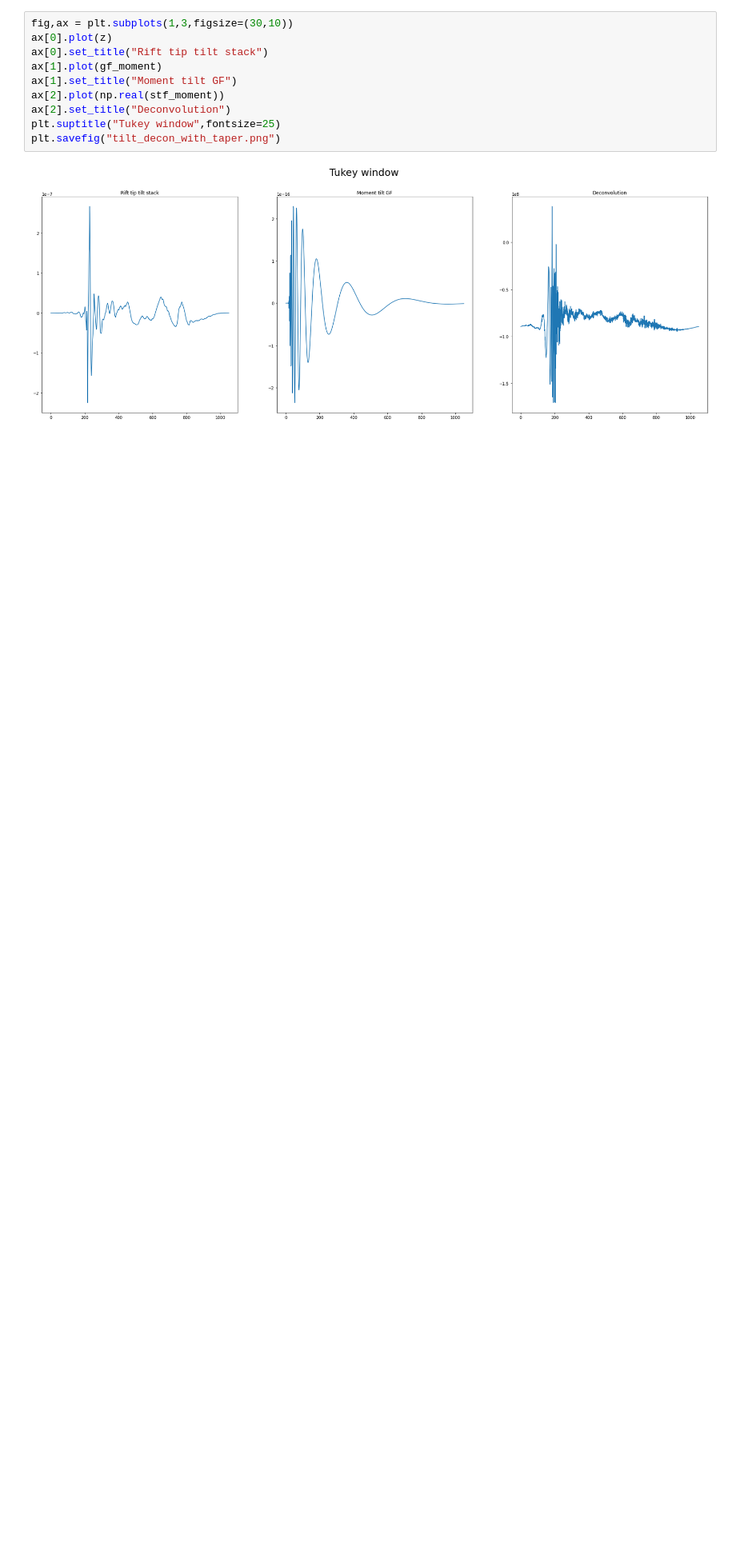
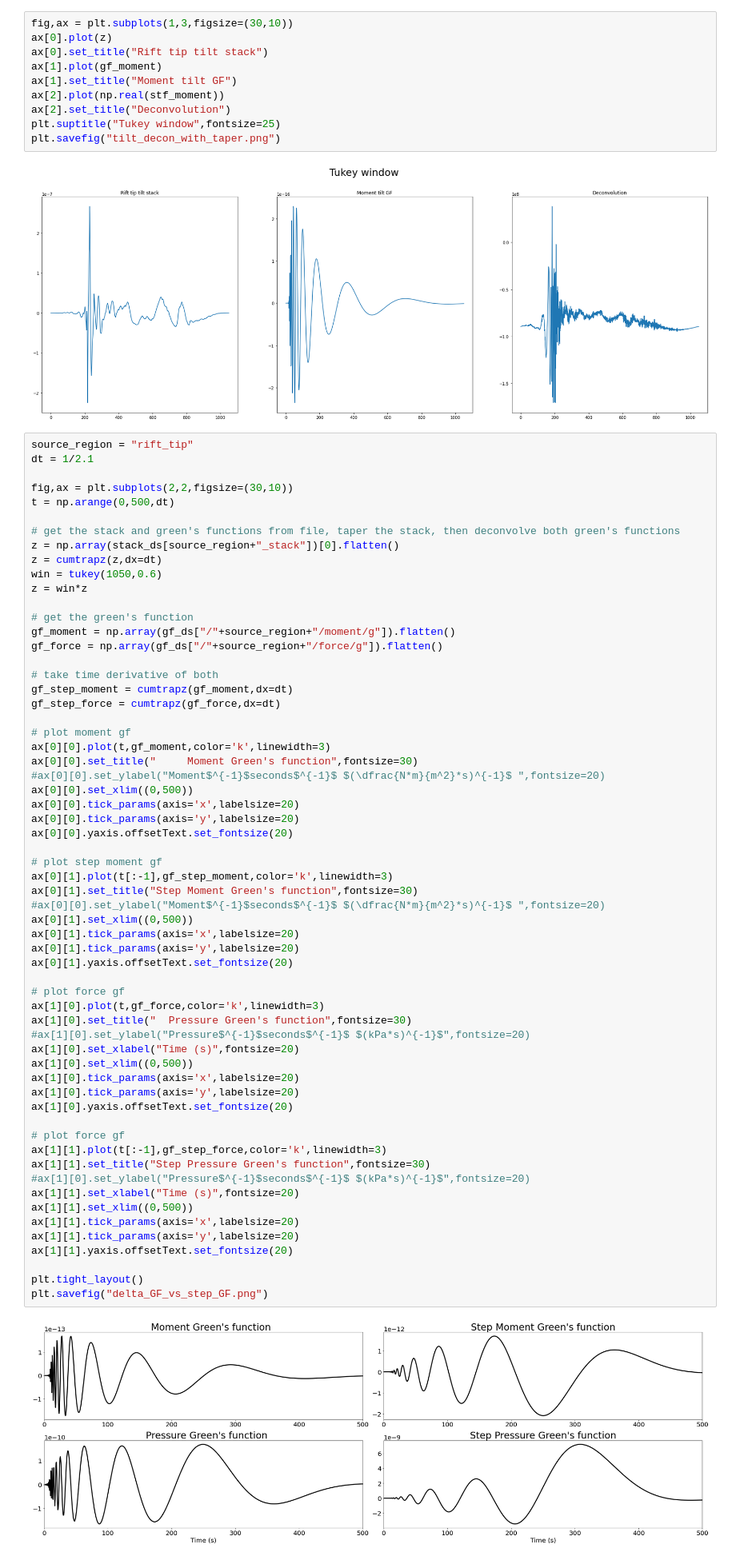
Before and after one commit to stepholinger/rift_detection_location, a Jupyter notebook: decon-demo.ipynb, the cells around one changed output. Shown at 80% size. Saved outputs shown, nothing was run; the diff lists cells and outputs as text; blank space fills up the shorter version.

Commit message:
step source in time Green's function testing

```diff
--- a/decon-demo.ipynb
+++ b/decon-demo.ipynb
@@ -323,3 +255,66 @@ plt.suptitle("Tukey window",fontsize=25)
 plt.savefig("tilt_decon_with_taper.png")
 # %% [output]
 [figure]
+# %%
+source_region = "rift_tip"
+dt = 1/2.1
+
+fig,ax = plt.subplots(2,2,figsize=(30,10))
+t = np.arange(0,500,dt)
+
+# get the stack and green's functions from file, taper the stack, then deconvolve both green's functions
+z = np.array(stack_ds[source_region+"_stack"])[0].flatten()
+z = cumtrapz(z,dx=dt)
+win = tukey(1050,0.6)
+z = win*z
+
+# get the green's function
+gf_moment = np.array(gf_ds["/"+source_region+"/moment/g"]).flatten()
+gf_force = np.array(gf_ds["/"+source_region+"/force/g"]).flatten()
+
+# take time derivative of both
+gf_step_moment = cumtrapz(gf_moment,dx=dt)
+gf_step_force = cumtrapz(gf_force,dx=dt)
+
+# plot moment gf
+ax[0][0].plot(t,gf_moment,color='k',linewidth=3)
+ax[0][0].set_title("     Moment Green's function",fontsize=30)
+#ax[0][0].set_ylabel("Moment$^{-1}$seconds$^{-1}$ $(\dfrac{N*m}{m^2}*s)^{-1}$ ",fontsize=20)
+ax[0][0].set_xlim((0,500))
+ax[0][0].tick_params(axis='x',labelsize=20)
+ax[0][0].tick_params(axis='y',labelsize=20)
+ax[0][0].yaxis.offsetText.set_fontsize(20)
+
+# plot step moment gf
+ax[0][1].plot(t[:-1],gf_step_moment,color='k',linewidth=3)
+ax[0][1].set_title("Step Moment Green's function",fontsize=30)
+#ax[0][0].set_ylabel("Moment$^{-1}$seconds$^{-1}$ $(\dfrac{N*m}{m^2}*s)^{-1}$ ",fontsize=20)
+ax[0][1].set_xlim((0,500))
+ax[0][1].tick_params(axis='x',labelsize=20)
+ax[0][1].tick_params(axis='y',labelsize=20)
+ax[0][1].yaxis.offsetText.set_fontsize(20)
+
+# plot force gf
+ax[1][0].plot(t,gf_force,color='k',linewidth=3)
+ax[1][0].set_title("  Pressure Green's function",fontsize=30)
+#ax[1][0].set_ylabel("Pressure$^{-1}$seconds$^{-1}$ $(kPa*s)^{-1}$",fontsize=20)
+ax[1][0].set_xlabel("Time (s)",fontsize=20)
+ax[1][0].set_xlim((0,500))
+ax[1][0].tick_params(axis='x',labelsize=20)
+ax[1][0].tick_params(axis='y',labelsize=20)
+ax[1][0].yaxis.offsetText.set_fontsize(20)
+
+# plot force gf
+ax[1][1].plot(t[:-1],gf_step_force,color='k',linewidth=3)
+ax[1][1].set_title("Step Pressure Green's function",fontsize=30)
+#ax[1][0].set_ylabel("Pressure$^{-1}$seconds$^{-1}$ $(kPa*s)^{-1}$",fontsize=20)
+ax[1][1].set_xlabel("Time (s)",fontsize=20)
+ax[1][1].set_xlim((0,500))
+ax[1][1].tick_params(axis='x',labelsize=20)
+ax[1][1].tick_params(axis='y',labelsize=20)
+ax[1][1].yaxis.offsetText.set_fontsize(20)
+
+plt.tight_layout()
+plt.savefig("delta_GF_vs_step_GF.png")
+# %% [output]
+[figure, added]
```
Also changed, not shown: parts of 5 cells of this notebook, 1 other file.
